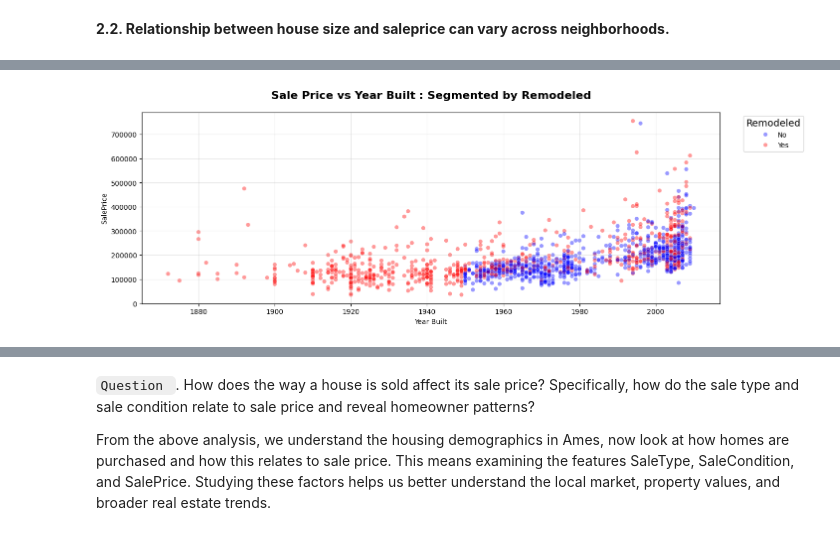
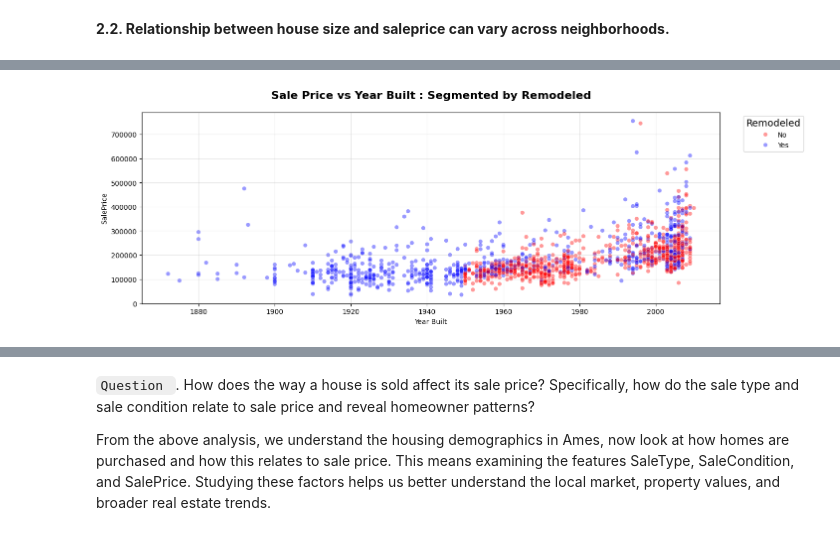
Before and after one commit to annugit1655/Real-Estate-Price-Prediction, a Jupyter notebook: Real-Estate-Price-Prediction/notebooks/EDA-house-part-1.ipynb, the cells around one changed output, grey strips where cells are left out. Cells and saved outputs as stored; diff of their text form; code cells hidden in the pictures.

```diff
--- a/Real-Estate-Price-Prediction/notebooks/EDA-house-part-1.ipynb
+++ b/Real-Estate-Price-Prediction/notebooks/EDA-house-part-1.ipynb
@@ -642,18 +632,21 @@ new_df.head(1)
 # %%
+# Computed a new binary categorical feature Remodeled by using 2 features YearBuilt and YearRemodAdd
+new_df['Remodeled'] = np.where(new_df['YearBuilt'] != new_df['YearRemodAdd'], "Yes", "No")
+
 # Visualization
 fig, ax = plt.subplots(figsize=(15, 5))
 sns.scatterplot(
     data=new_df,
     x='YearBuilt', y='SalePrice',
-    hue='Remodeled', palette={"Yes": "red", "No":"blue"},
+    hue='Remodeled', palette={"Yes": "blue", "No":"red"},
     alpha=0.4, ax=ax
 )
 ax.set_title("Sale Price vs Year Built : Segmented by Remodeled", fontsize=16, fontweight='bold',y=1.05)
 ax.set_xlabel("Year Built")
 ax.set_ylabel("SalePrice")
 ax.legend(title='Remodeled', title_fontsize=14, loc='upper right', bbox_to_anchor=(1.15, 1), fancybox=True)
 
 plt.grid(True, alpha=0.3)
 plt.show()
 # %% [output]
-[figure, old version]
+[figure, new version]
```
Also changed, not shown: parts of 7 cells of this notebook.
